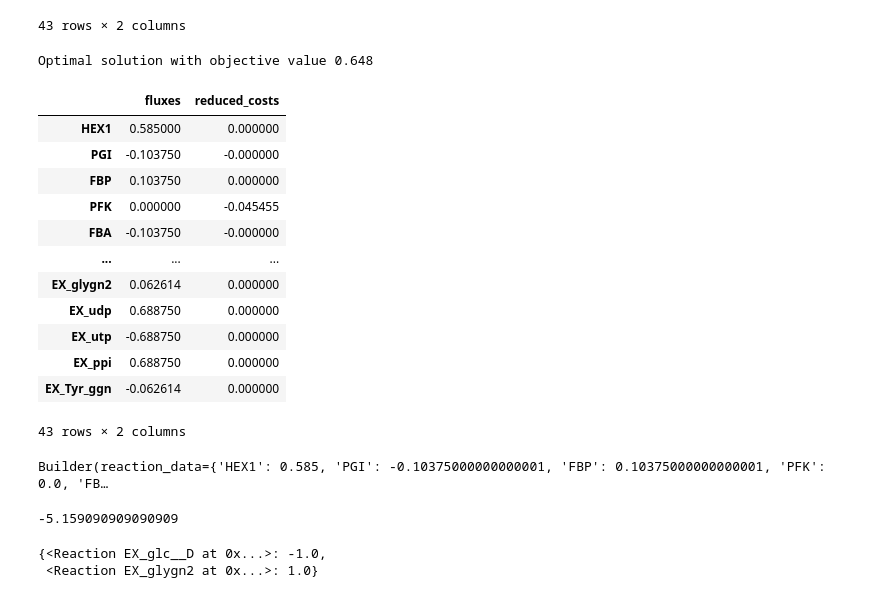
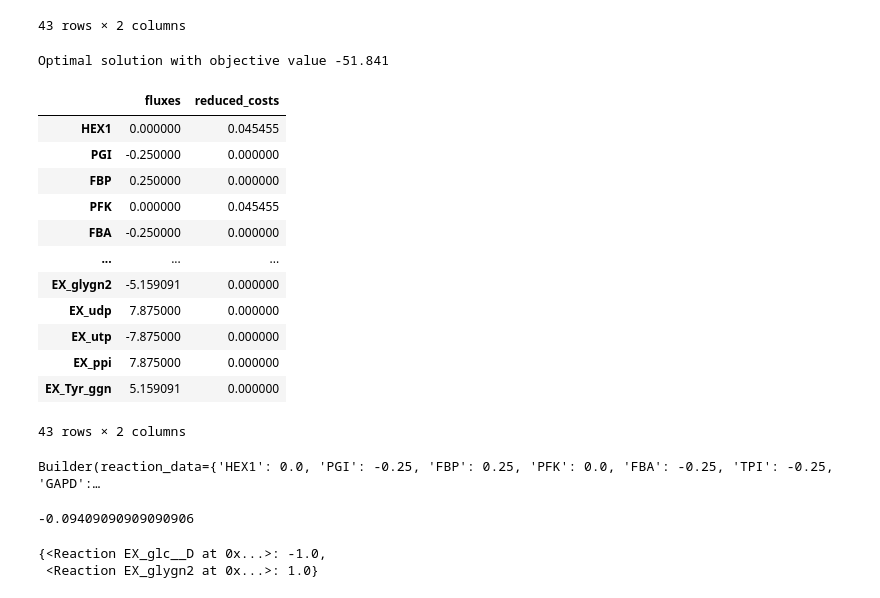
Before and after one commit to Sicily-maker/LiverModel, a Jupyter notebook: 0.0.4-gly_gluco_glycogen_no_cpmt_switch.ipynb, the cells around one changed output. Saved outputs shown, nothing was run; the diff lists cells and outputs as text; code cells hidden in the pictures.

```diff
--- a/0.0.4-gly_gluco_glycogen_no_cpmt_switch.ipynb
+++ b/0.0.4-gly_gluco_glycogen_no_cpmt_switch.ipynb
@@ -351,26 +353,28 @@ Optimal solution with objective value 57.000
 43 rows × 2 columns
 # %%
 dual_objective = trial.problem.Objective(
-    trial.reactions.EX_glygn2.flux_expression-
+    -trial.reactions.EX_glygn2.flux_expression-
     trial.reactions.EX_glc__D.flux_expression,
-    direction='max')
+    direction='min')
 trial.objective = dual_objective
 solution = trial.optimize(objective_sense='maximise')
+# wrtite two constraints: abs(x-y)>= 1, run piecewise fucntion, try squaring it,
+# find a way of writing quadratic function of absolute squared fucntion
 solution
 # %% [output]
-Optimal solution with objective value 0.648
+Optimal solution with objective value -51.841
 |  | fluxes | reduced_costs |
-| HEX1 | 0.585000 | 0.000000 |
-| PGI | -0.103750 | -0.000000 |
-| FBP | 0.103750 | 0.000000 |
-| PFK | 0.000000 | -0.045455 |
-| FBA | -0.103750 | -0.000000 |
+| HEX1 | 0.000000 | 0.045455 |
+| PGI | -0.250000 | 0.000000 |
+| FBP | 0.250000 | 0.000000 |
+| PFK | 0.000000 | 0.045455 |
+| FBA | -0.250000 | 0.000000 |
 | ... | ... | ... |
-| EX_glygn2 | 0.062614 | 0.000000 |
-| EX_udp | 0.688750 | 0.000000 |
-| EX_utp | -0.688750 | 0.000000 |
-| EX_ppi | 0.688750 | 0.000000 |
-| EX_Tyr_ggn | -0.062614 | 0.000000 |
+| EX_glygn2 | -5.159091 | 0.000000 |
+| EX_udp | 7.875000 | 0.000000 |
+| EX_utp | -7.875000 | 0.000000 |
+| EX_ppi | 7.875000 | 0.000000 |
+| EX_Tyr_ggn | 5.159091 | 0.000000 |
 43 rows × 2 columns
 # %%
 # #Escher FBA: shows the solutions on the map
@@ -392,7 +396,7 @@ escher_builder = escher.Builder(
 # Display map in notebook
 escher_builder
 # %% [output]
-Builder(reaction_data={'HEX1': 0.585, 'PGI': -0.10375000000000001, 'FBP': 0.10375000000000001, 'PFK': 0.0, 'FB…
+Builder(reaction_data={'HEX1': 0.0, 'PGI': -0.25, 'FBP': 0.25, 'PFK': 0.0, 'FBA': -0.25, 'TPI': -0.25, 'GAPD':…
 # %%
 with trial:
     trial.objective = {trial.reactions.EX_glc__D: 0.5,
@@ -400,7 +404,7 @@ with trial:
     trial.optimize()
     print(trial.reactions.EX_glygn2.flux)
 # %% [output]
--5.159090909090909
+-0.09409090909090906
 # %%
 from cobra.util.solver import linear_reaction_coefficients
 # %%
```
Also changed, not shown: parts of 17 cells of this notebook, 2 other files.
